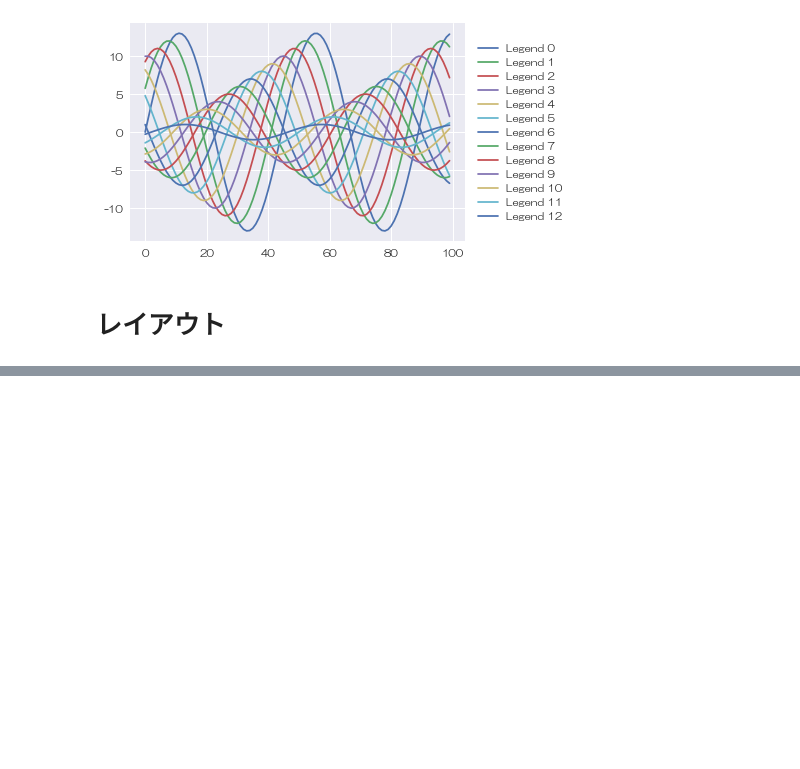
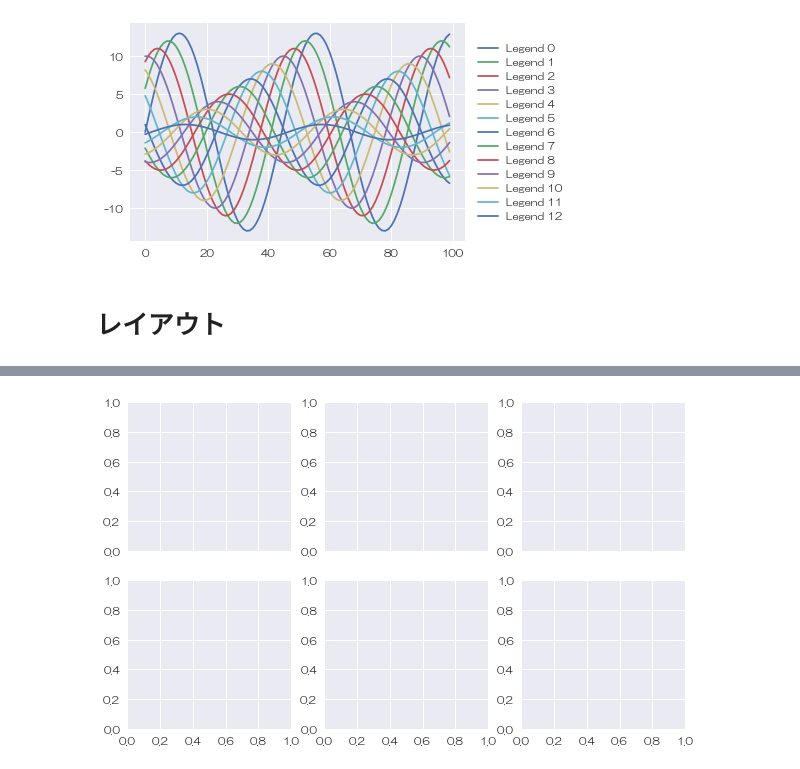
Before and after one commit to kyatasshi/Matplotlib, a Jupyter notebook: Matplotlib.ipynb, the cells around one changed output, grey strips where cells are left out. Cells and saved outputs as stored; diff of their text form; code cells hidden in the pictures; blank space fills up the shorter version.

```diff
--- a/Matplotlib.ipynb
+++ b/Matplotlib.ipynb
@@ -151,0 +156,4 @@ ax.legend(loc='center left', bbox_to_anchor=(1.0125, 0.5))
+# %%
+fig, ax = plt.subplots(2, 3, figsize=(10, 6), sharex=True)
+# %% [output]
+[figure, added]
```
Also changed, not shown: parts of 25 cells of this notebook.
